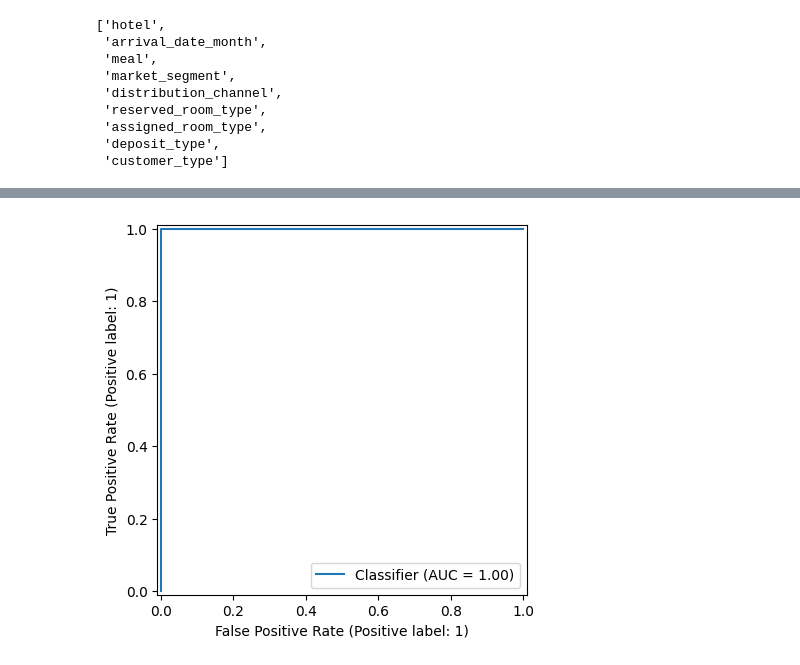
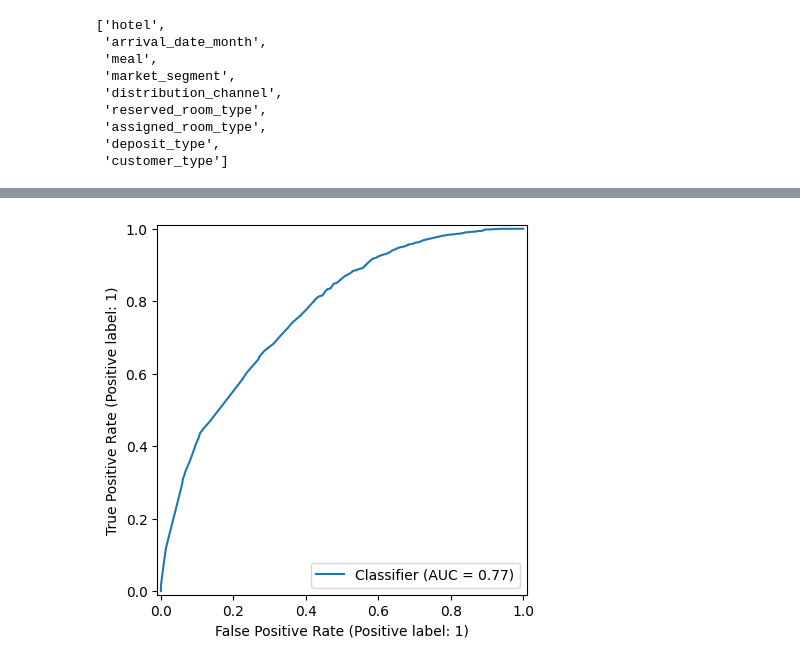
Before and after one commit to alhamfebian/pwdk-final-project-jcds, a Jupyter notebook: HotelDemandBooking.ipynb, the cells around one changed output, grey strips where cells are left out. Saved outputs shown, nothing was run; the diff lists cells and outputs as text; code cells hidden in the pictures.

Commit message:
modelling tp resultnya masih kurang

```diff
--- a/HotelDemandBooking.ipynb
+++ b/HotelDemandBooking.ipynb
@@ -1196,6 +1196,7 @@ from sklearn.linear_model import LogisticRegression
 from sklearn.ensemble import RandomForestClassifier, AdaBoostClassifier, GradientBoostingClassifier
 from sklearn.tree import DecisionTreeClassifier
 from sklearn.neighbors import KNeighborsClassifier
+from lightgbm import LGBMClassifier
 from sklearn.metrics import classification_report, roc_auc_score, confusion_matrix
 from imblearn.pipeline import Pipeline
 from imblearn.over_sampling import SMOTE
@@ -1204,23 +1205,22 @@ import category_encoders as ce
 # Prepare features and target
 X = new_df.drop(['is_canceled', 'reservation_status_date'], axis=1)
 y = new_df['is_canceled']
+leakage_cols = [
+    'reservation_status',
+    'deposit_type',
+    'assigned_room_type',
+    'distribution_channel',
+    'market_segment',
+    'country',
+    'babies',
+    'arrival_date_week_number',
+    'arrival_date_day_of_month',
+    'days_in_waiting_list'
+]
+X = X.drop(columns=leakage_cols)
 categorical_cols = X.select_dtypes(include='object').columns.tolist()
 num_cols_names = X.select_dtypes(include=['int64', 'float64']).columns.tolist()
 
-# def calculate_class_weights(y):
-#     unique_classes, class_counts = np.unique(y, return_counts=True)
-#     total_samples = len(y)
-#     class_weights = {}
-
-#     for class_label, class_count in zip(unique_classes, class_counts):
-#         class_weight = total_samples / (2.0 * class_count)
-#         class_weights[class_label] = class_weight
-
-#     return class_weights
-
-# # Assuming 'y' contains the class labels (0s and 1s) for the binary classification problem
-# class_weights = calculate_class_weights(new_df['is_canceled'])
-# print("Class weights:", class_weights)
 
 # Train-test split (safe, stratified)
 X_train, X_test, y_train, y_test = train_test_split(
@@ -1228,7 +1228,7 @@ X_train, X_test, y_train, y_test = train_test_split(
 )
 
 # Preprocessing
-object_pipeline = Pipeline([('encode', ce.BinaryEncoder())])
+object_pipeline = Pipeline([('encode', OneHotEncoder())])
 numerical_pipeline = Pipeline([('scaling', RobustScaler())])
 
 transformer = ColumnTransformer([
@@ -1238,6 +1238,7 @@ transformer = ColumnTransformer([
 
 # Choose only one sampler per experiment
 sampler =  [
+    SMOTEENN(),
     NeighbourhoodCleaningRule(),
     NearMiss() ] # you can switch to NearMiss(), etc.
 
@@ -1248,7 +1249,8 @@ models = {
     'RF': RandomForestClassifier(random_state=20),
     'DT': DecisionTreeClassifier(random_state=20),
     'AdaBoost': AdaBoostClassifier(random_state=20),
-    'GB': GradientBoostingClassifier(random_state=20)
+    'GB': GradientBoostingClassifier(random_state=20),
+    'LightGBM': LGBMClassifier(random_state=20)
 }
 
 # Pipeline
@@ -1331,9 +1526,9 @@ Pipeline(steps=[('preprocess',
 # %%
 from sklearn.metrics import RocCurveDisplay
 
-y_pred = pipeline.predict(X_test)
-y_pred_proba =pipeline.predict_proba(X_test)
+y_pred = search_model.predict(X_test)
+y_pred_proba =search_model.predict_proba(X_test)
 roc_auc = roc_auc_score(y_test, y_pred_proba[:,1])
 auc_display =  RocCurveDisplay.from_predictions(y_test, y_pred_proba[:,1]).roc_auc
 # %% [output]
-[figure, old version]
+[figure, new version]
```
Also changed, not shown: parts of 13 cells of this notebook.
